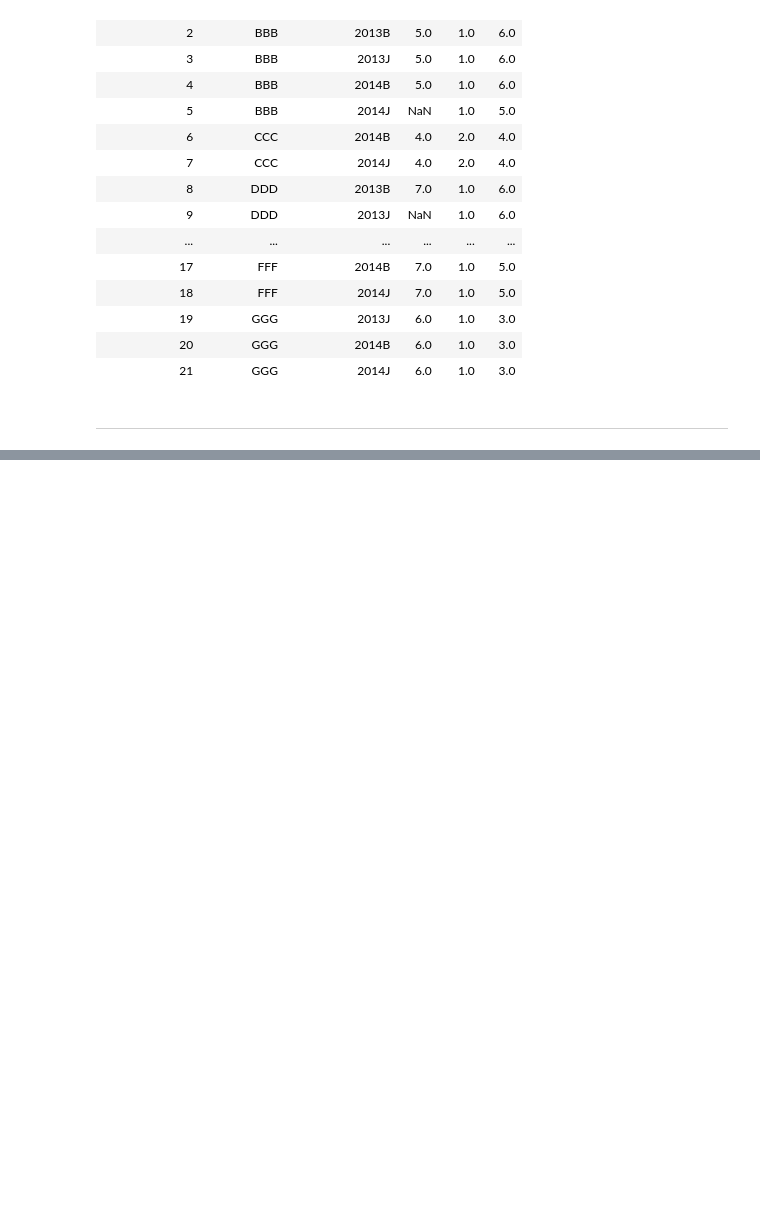
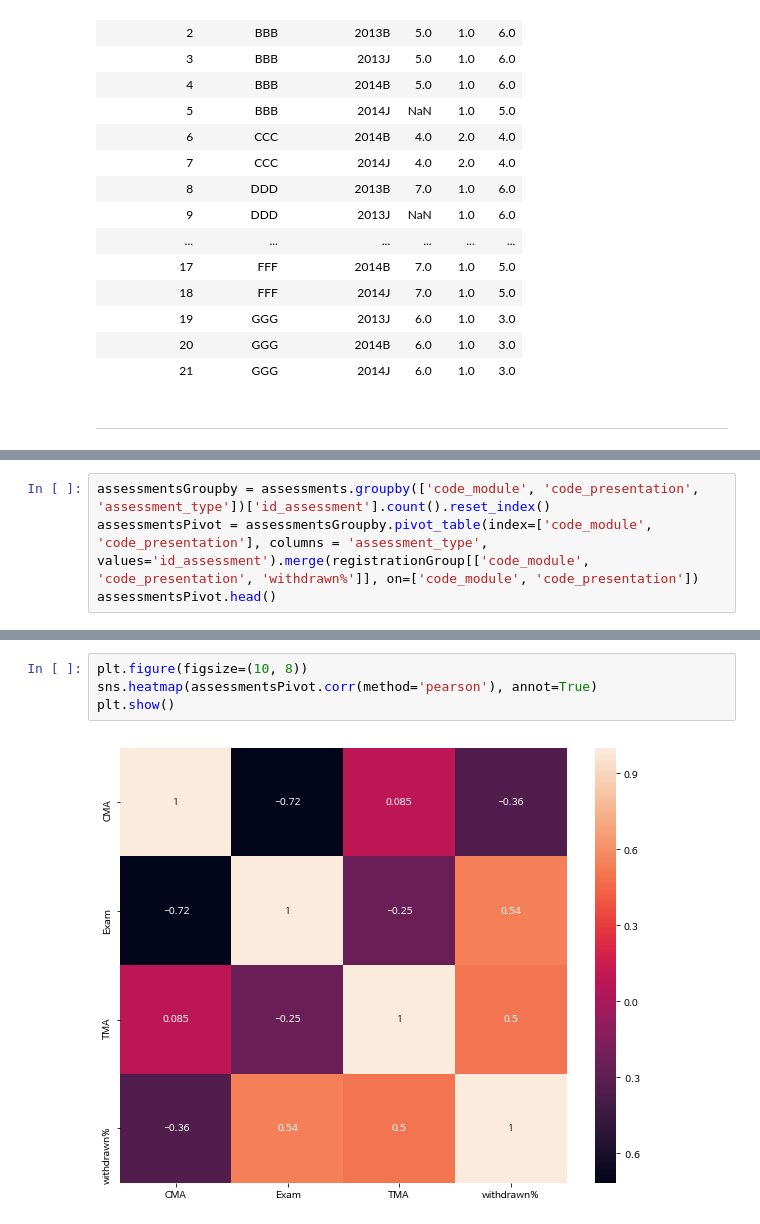
Before and after one commit to springkind/OULAD, a Jupyter notebook: 1_courses EDA.ipynb, the cells around one changed output, grey strips where cells are left out. Saved outputs shown, nothing was run; the diff lists cells and outputs as text; blank space fills up the shorter version.

```diff
--- a/1_courses EDA.ipynb
+++ b/1_courses EDA.ipynb
@@ -199,0 +223,4 @@ moduleAssessments.reset_index()
+# %%
+assessmentsGroupby = assessments.groupby(['code_module', 'code_presentation', 'assessment_type'])['id_assessment'].count().reset_index()
+assessmentsPivot = assessmentsGroupby.pivot_table(index=['code_module', 'code_presentation'], columns = 'assessment_type', values='id_assessment').merge(registrationGroup[['code_module', 'code_presentation', 'withdrawn%']], on=['code_module', 'code_presentation'])
+assessmentsPivot.head()
@@ -199,0 +234,6 @@ moduleAssessments.reset_index()
+# %%
+plt.figure(figsize=(10, 8))
+sns.heatmap(assessmentsPivot.corr(method='pearson'), annot=True)
+plt.show()
+# %% [output]
+[figure, added]
```
Also changed, not shown: parts of 20 cells of this notebook.
